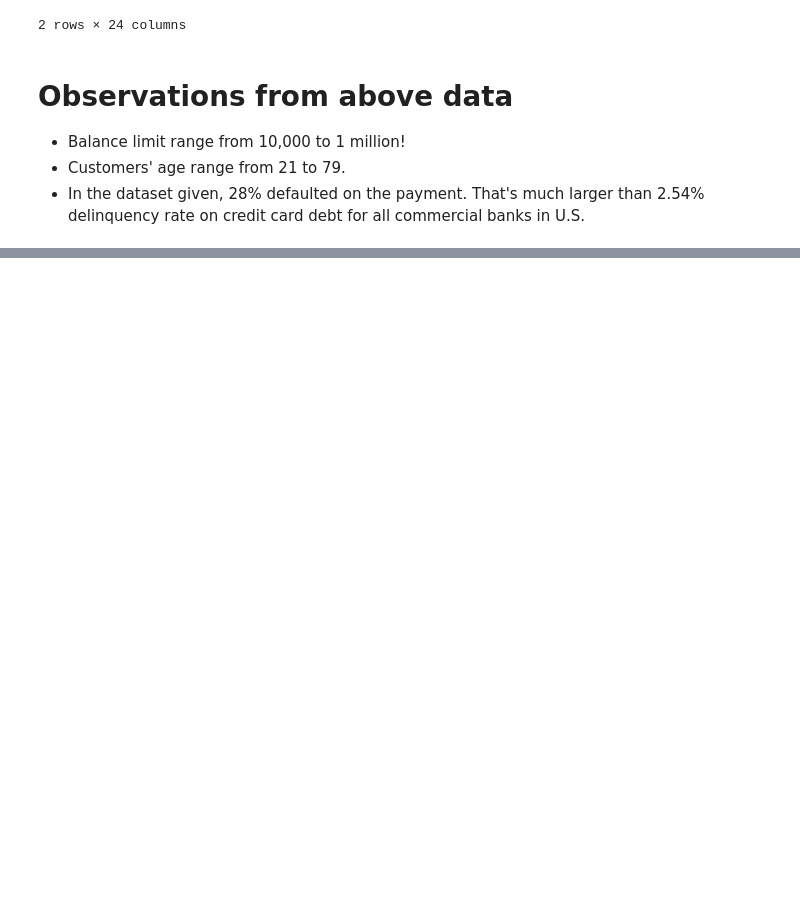
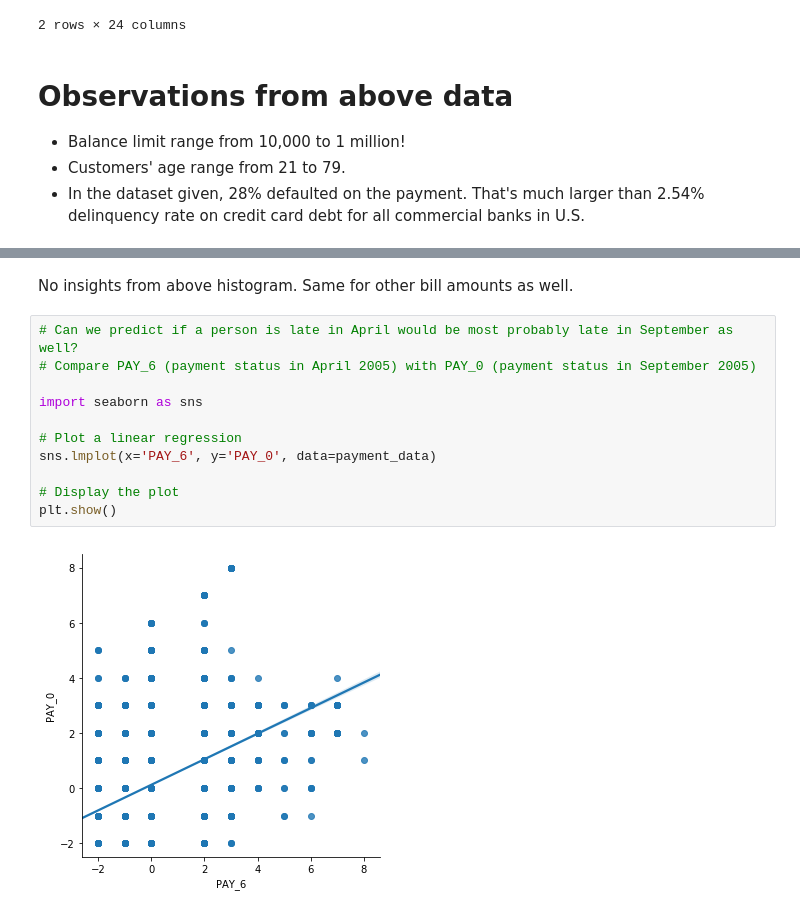
Before and after one commit to alexa-ai/sb-capstone-project1, a Jupyter notebook: Story Telling -- Predicting Default of Credit Card Clients.ipynb, the cells around one changed output, grey strips where cells are left out. Cells and saved outputs as stored; diff of their text form; blank space fills up the shorter version.

```diff
--- a/Story Telling -- Predicting Default of Credit Card Clients.ipynb
+++ b/Story Telling -- Predicting Default of Credit Card Clients.ipynb
@@ -130,0 +192,15 @@ payment_data.groupby('default.payment.next.month').count()
+# %% [markdown]
+No insights from above histogram. Same for other bill amounts as well.
+# %%
+# Can we predict if a person is late in April would be most probably late in September as well?
+# Compare PAY_6 (payment status in April 2005) with PAY_0 (payment status in September 2005)
+
+import seaborn as sns
+
+# Plot a linear regression
+sns.lmplot(x='PAY_6', y='PAY_0', data=payment_data)
+
+# Display the plot
+plt.show()
+# %% [output]
+[figure, added]
```
Also changed, not shown: parts of 23 cells of this notebook.
